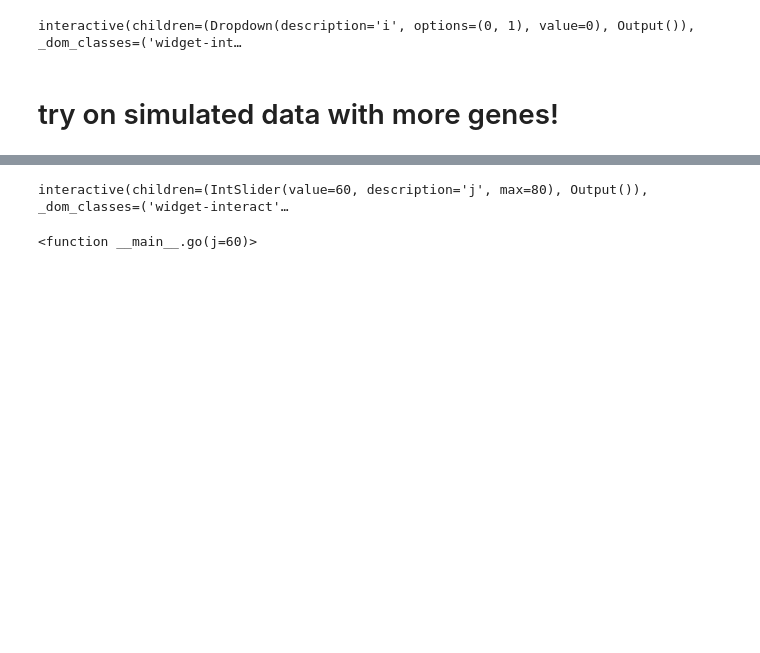
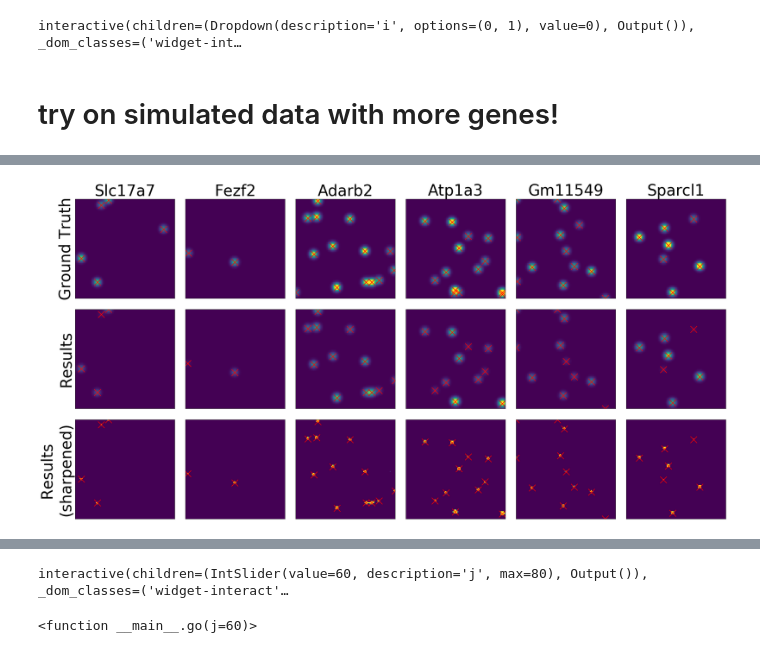
Before and after one commit to jacksonloper/barcoderegression, a Jupyter notebook: example.ipynb, the cells around one changed output, grey strips where cells are left out. Drawn from its saved outputs; the diff is of its cells as text; code cells hidden in the pictures; blank space fills up the shorter version.

```diff
--- a/example.ipynb
+++ b/example.ipynb
@@ -174,5 +174,9 @@ with open("example.pkl",'rb') as f:
     spatial_dims=X.shape[:2]
 
 
+import scipy.io
+codebook=sp.io.loadmat('../codebook.mat')
+gene_names=np.array([codebook['codebook'][m][0][0] for m in range(len(codebook['codebook']))])
+
 with open('/home/jovyan/work/Documents/research/data/barseq/genedistr.pkl','rb') as f:
     genedistr=pickle.load(f)
@@ -225,0 +227,66 @@ final loss 0.0026593153781969687
+# %%
+F=model.F_scaled(blurred=False)
+F_blurred=model.F_scaled(blurred=True)
+
+F2=model2.F_scaled(blurred=False)
+F_blurred2=model2.F_scaled(blurred=True)
+
+js=[23,26,27,49,60,77]
+
+THRESH=1
+
+with AnimAcross(columns=len(js),ratio=.9) as a:
+    for i,j in enumerate(js):
+        ~a
+        plt.title(gene_names[j],fontsize=40)
+        if i==0:
+            plt.ylabel("Ground Truth",fontsize=40)
+
+        # plot the blurred version of the ground truth
+        plt.imshow(F_blurred[:,j].reshape(spatial_dims),vmax=4)
+
+        # ground truth: find polony positions: all nonzero values in model.F
+        locs=np.c_[np.where(F[:,j].reshape(spatial_dims)>0)]
+
+        # scatterplot the polony positions
+        plt.scatter(locs[:,1],locs[:,0],marker='x',color='red',s=300)
+
+        plt.xticks([]); plt.yticks([]); plt.xlim(0,spatial_dims[1]-1); plt.ylim(spatial_dims[0]-1,0)
+
+    for i,j in enumerate(js):
+        ~a
+        if i==0:
+            plt.ylabel("Results",fontsize=40)
+
+        # plot the learned spatial loadings
+        plt.imshow(F_blurred2[:,j].reshape(spatial_dims),vmax=4)
+
+        # find polony positions in the learned model
+        locs=skimage.feature.peak_local_max(F2[:,j].reshape(spatial_dims),threshold_abs=THRESH,
+                                           exclude_border=False)
+
+        # scatterplot the polony positions
+        plt.scatter(locs[:,1],locs[:,0],marker='x',color='red',s=300)
+
+
+        plt.xticks([]); plt.yticks([]); plt.xlim(0,spatial_dims[1]-1); plt.ylim(spatial_dims[0]-1,0)
+
+    for i,j in enumerate(js):
+        ~a
+        if i==0:
+            plt.ylabel("Results \n(sharpened)",fontsize=40)
+
+        # plot the learned spatial loadings
+        plt.imshow(F2[:,j].reshape(spatial_dims),vmax=4)
+
+        # find polony positions in the learned model
+        locs=skimage.feature.peak_local_max(F2[:,j].reshape(spatial_dims),threshold_abs=THRESH,
+                                           exclude_border=False)
+
+        # scatterplot the polony positions
+        plt.scatter(locs[:,1],locs[:,0],marker='x',color='red',s=300)
+
+
+        plt.xticks([]); plt.yticks([]); plt.xlim(0,spatial_dims[1]-1); plt.ylim(spatial_dims[0]-1,0)
+# %% [output]
+[figure, added]
```
Also changed, not shown: parts of 9 cells of this notebook, 1 other file.
